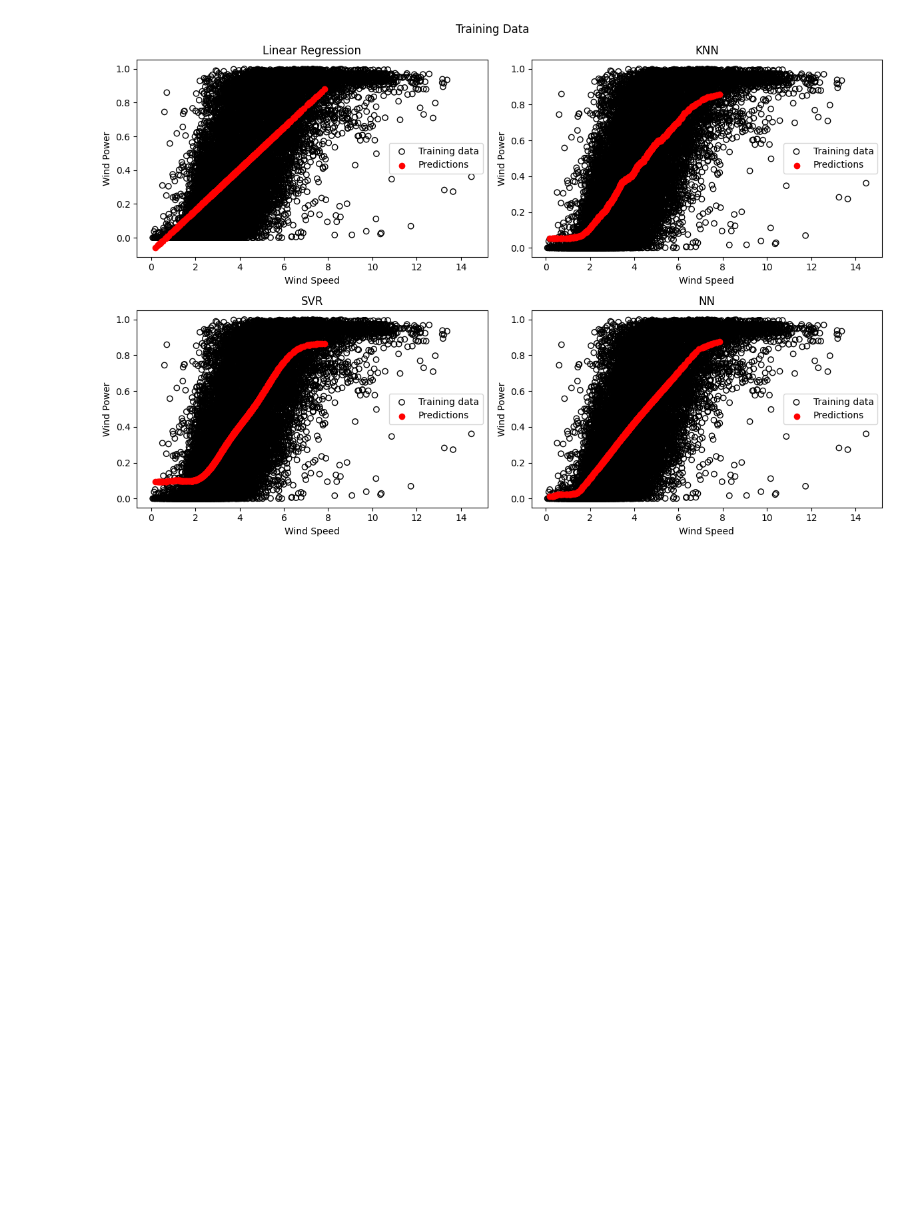
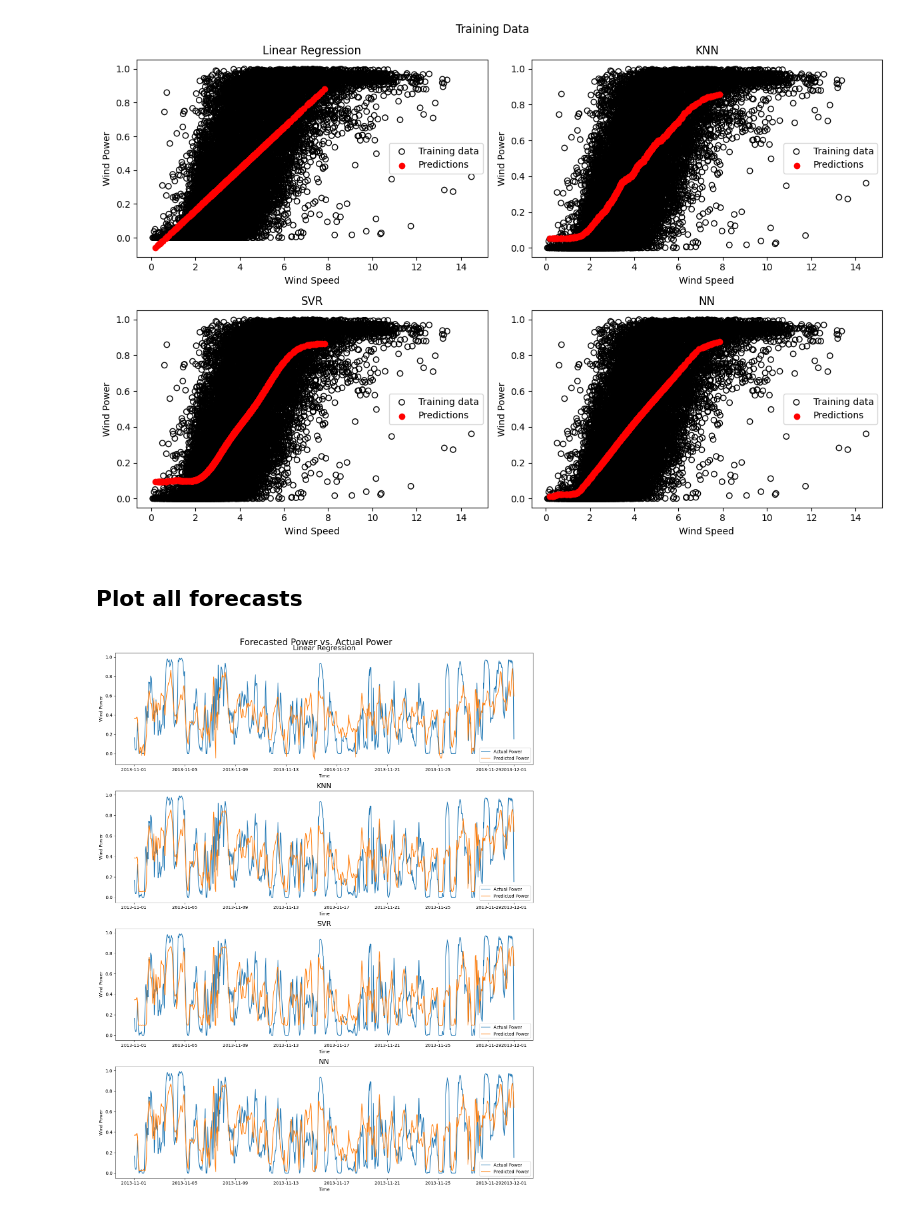
Before and after one commit to aishanbianshan/energy-info_A2_g6, a Jupyter notebook: src/q1/q1.ipynb, the cells around one changed output. Drawn from its saved outputs; the diff is of its cells as text; code cells hidden in the pictures; blank space fills up the shorter version.

Commit message:
add combined forecast plot

```diff
--- a/src/q1/q1.ipynb
+++ b/src/q1/q1.ipynb
@@ -294,3 +294,43 @@ plt.savefig(root.joinpath("fig", "q1-ALL-training.png"), dpi=300, bbox_inches="t
 plt.show()
 # %% [output]
 [figure]
+# %% [markdown]
+## Plot all forecasts
+# %%
+
+fig, axs = plt.subplots(4, 1, figsize=(14, 18))
+fig.suptitle("Forecasted Power vs. Actual Power", fontsize=20)
+
+axs[0].plot(forecast_dates, solution_vector, label="Actual Power")
+axs[0].plot(forecast_dates, LR_y_pred, label="Predicted Power")
+axs[0].set_title("Linear Regression", fontsize=16)
+axs[0].set_xlabel("Time")
+axs[0].set_ylabel("Wind Power")
+axs[0].legend()
+
+axs[1].plot(forecast_dates, solution_vector, label="Actual Power")
+axs[1].plot(forecast_dates, best_knn_y_pred, label="Predicted Power")
+axs[1].set_title("KNN", fontsize=16)
+axs[1].set_xlabel("Time")
+axs[1].set_ylabel("Wind Power")
+axs[1].legend()
+
+axs[2].plot(forecast_dates, solution_vector, label="Actual Power")
+axs[2].plot(forecast_dates, best_svr_y_pred, label="Predicted Power")
+axs[2].set_title("SVR", fontsize=16)
+axs[2].set_xlabel("Time")
+axs[2].set_ylabel("Wind Power")
+axs[2].legend()
+
+axs[3].plot(forecast_dates, solution_vector, label="Actual Power")
+axs[3].plot(forecast_dates, nn_y_pred, label="Predicted Power")
+axs[3].set_title("NN", fontsize=16)
+axs[3].set_xlabel("Time")
+axs[3].set_ylabel("Wind Power")
+axs[3].legend()
+
+plt.tight_layout()
+plt.savefig(root.joinpath("fig", "q1-ALL-forecast.png"), dpi=300, bbox_inches="tight")
+plt.show()
+# %% [output]
+[figure, added]
```
Also changed, not shown: 1 other file.
